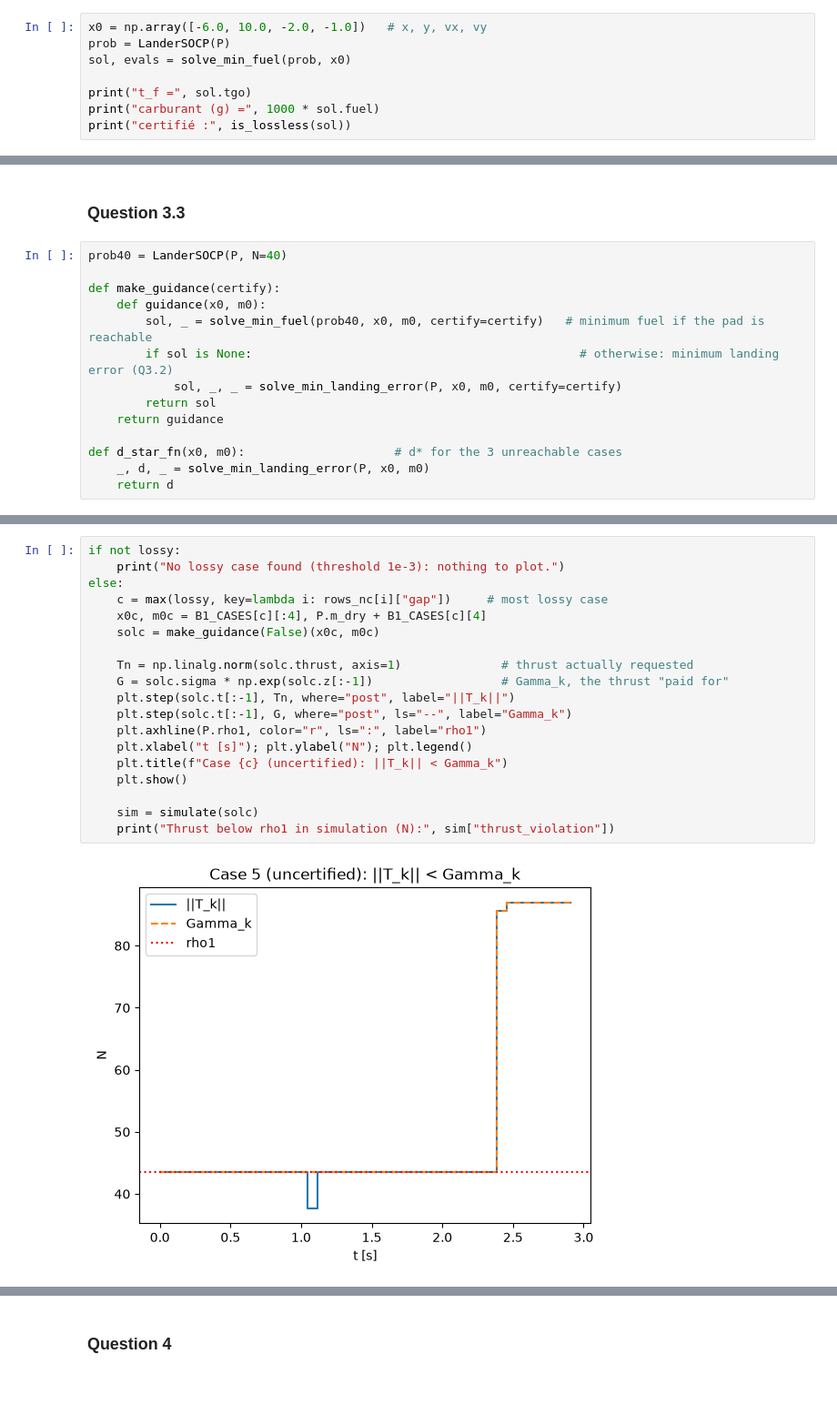
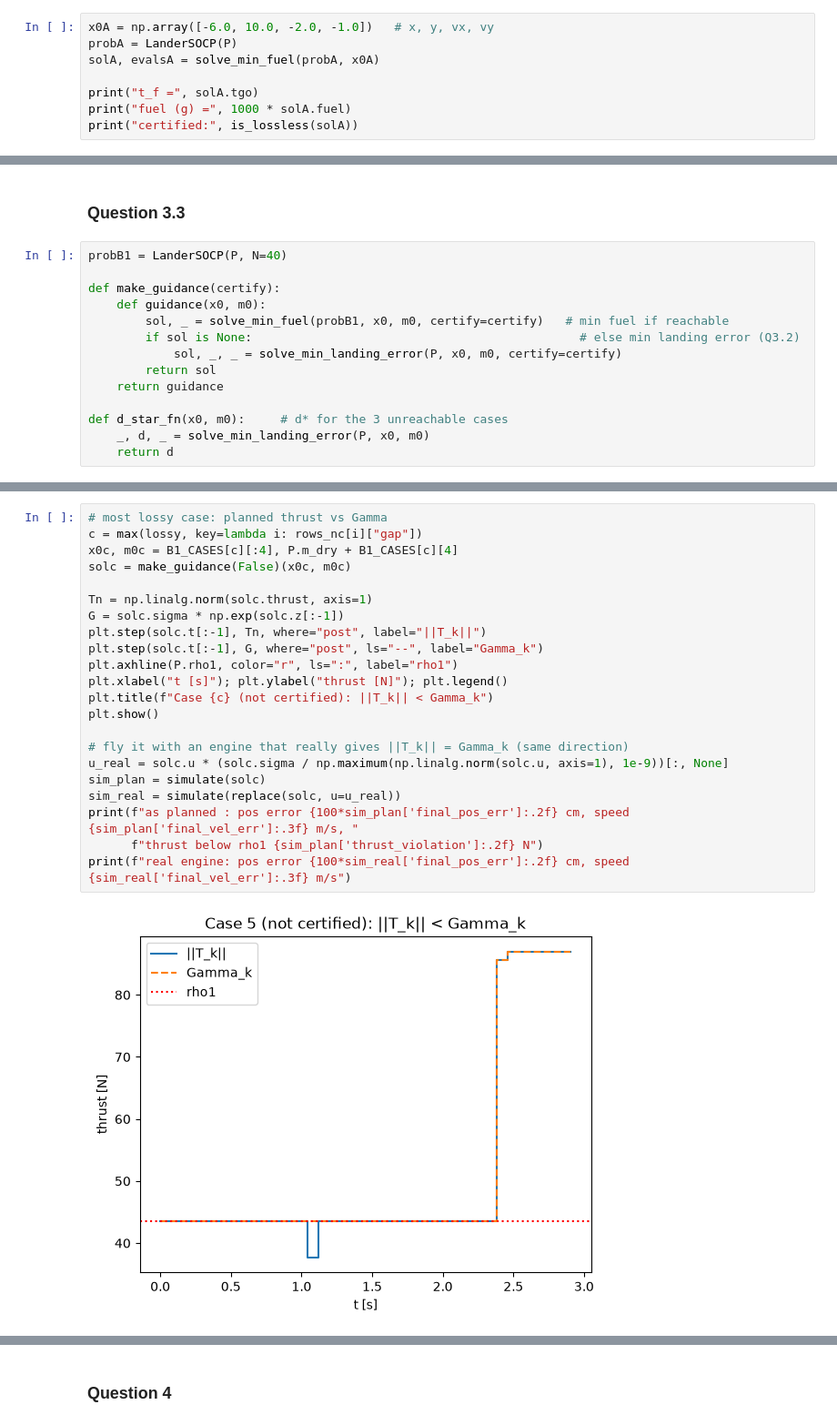
Before and after one commit to quinquinus/Optimal-Control-for-Spacecraft-Landing---Convex-Optimization, a Jupyter notebook: results2.ipynb, the cells around one changed output, grey strips where cells are left out. Shown at 91% size. Cells and saved outputs as stored; diff of their text form; blank space fills up the shorter version.

```diff
--- a/results2.ipynb
+++ b/results2.ipynb
@@ -16,12 +17,12 @@ from lander.nonconvex import nonconvex_baseline
 # %% [markdown]
 ### Question 3.1
 # %%
-x0 = np.array([-6.0, 10.0, -2.0, -1.0])   # x, y, vx, vy
-prob = LanderSOCP(P)
-sol, evals = solve_min_fuel(prob, x0)
+x0A = np.array([-6.0, 10.0, -2.0, -1.0])   # x, y, vx, vy
+probA = LanderSOCP(P)
+solA, evalsA = solve_min_fuel(probA, x0A)
 
-print("t_f =", sol.tgo)
-print("carburant (g) =", 1000 * sol.fuel)
-print("certifié :", is_lossless(sol))
+print("t_f =", solA.tgo)
+print("fuel (g) =", 1000 * solA.fuel)
+print("certified:", is_lossless(solA))
 # %% [output]
 t_f = 2.905433182352464
@@ -182,17 +165,17 @@ Glide-slope violation: 0.00224624531 m
 # %% [markdown]
 ### Question 3.3
 # %%
-prob40 = LanderSOCP(P, N=40)
+probB1 = LanderSOCP(P, N=40)
 
 def make_guidance(certify):
     def guidance(x0, m0):
-        sol, _ = solve_min_fuel(prob40, x0, m0, certify=certify)   # minimum fuel if the pad is reachable
-        if sol is None:                                              # otherwise: minimum landing error (Q3.2)
+        sol, _ = solve_min_fuel(probB1, x0, m0, certify=certify)   # min fuel if reachable
+        if sol is None:                                              # else min landing error (Q3.2)
             sol, _, _ = solve_min_landing_error(P, x0, m0, certify=certify)
         return sol
     return guidance
 
-def d_star_fn(x0, m0):                     # d* for the 3 unreachable cases
+def d_star_fn(x0, m0):     # d* for the 3 unreachable cases
     _, d, _ = solve_min_landing_error(P, x0, m0)
     return d
 # %%
@@ -226,23 +210,26 @@ case | max gap  | landed | thrust viol. (N)
 
 Lossy cases: [1, 2, 3, 4, 5, 6, 7, 8, 9, 10, 11, 12, 13, 15, 16, 17, 19]
 # %%
-if not lossy:
-    print("No lossy case found (threshold 1e-3): nothing to plot.")
-else:
-    c = max(lossy, key=lambda i: rows_nc[i]["gap"])     # most lossy case
-    x0c, m0c = B1_CASES[c][:4], P.m_dry + B1_CASES[c][4]
-    solc = make_guidance(False)(x0c, m0c)
+# most lossy case: planned thrust vs Gamma
+c = max(lossy, key=lambda i: rows_nc[i]["gap"])
+x0c, m0c = B1_CASES[c][:4], P.m_dry + B1_CASES[c][4]
+solc = make_guidance(False)(x0c, m0c)
 
-    Tn = np.linalg.norm(solc.thrust, axis=1)              # thrust actually requested
-    G = solc.sigma * np.exp(solc.z[:-1])                  # Gamma_k, the thrust "paid for"
-    plt.step(solc.t[:-1], Tn, where="post", label="||T_k||")
-    plt.step(solc.t[:-1], G, where="post", ls="--", label="Gamma_k")
-    plt.axhline(P.rho1, color="r", ls=":", label="rho1")
-    plt.xlabel("t [s]"); plt.ylabel("N"); plt.legend()
-    plt.title(f"Case {c} (uncertified): ||T_k|| < Gamma_k")
-    plt.show()
+Tn = np.linalg.norm(solc.thrust, axis=1)
+G = solc.sigma * np.exp(solc.z[:-1])
+plt.step(solc.t[:-1], Tn, where="post", label="||T_k||")
+plt.step(solc.t[:-1], G, where="post", ls="--", label="Gamma_k")
+plt.axhline(P.rho1, color="r", ls=":", label="rho1")
+plt.xlabel("t [s]"); plt.ylabel("thrust [N]"); plt.legend()
+plt.title(f"Case {c} (not certified): ||T_k|| < Gamma_k")
+plt.show()
 
-    sim = simulate(solc)
-    print("Thrust below rho1 in simulation (N):", sim["thrust_violation"])
+# fly it with an engine that really gives ||T_k|| = Gamma_k (same direction)
+u_real = solc.u * (solc.sigma / np.maximum(np.linalg.norm(solc.u, axis=1), 1e-9))[:, None]
+sim_plan = simulate(solc)
+sim_real = simulate(replace(solc, u=u_real))
+print(f"as planned : pos error {100*sim_plan['final_pos_err']:.2f} cm, speed {sim_plan['final_vel_err']:.3f} m/s, "
+      f"thrust below rho1 {sim_plan['thrust_violation']:.2f} N")
+print(f"real engine: pos error {100*sim_real['final_pos_err']:.2f} cm, speed {sim_real['final_vel_err']:.3f} m/s")
 # %% [output]
-[figure, old version]
+[figure, new version]
```
Also changed, not shown: parts of 21 cells of this notebook.
